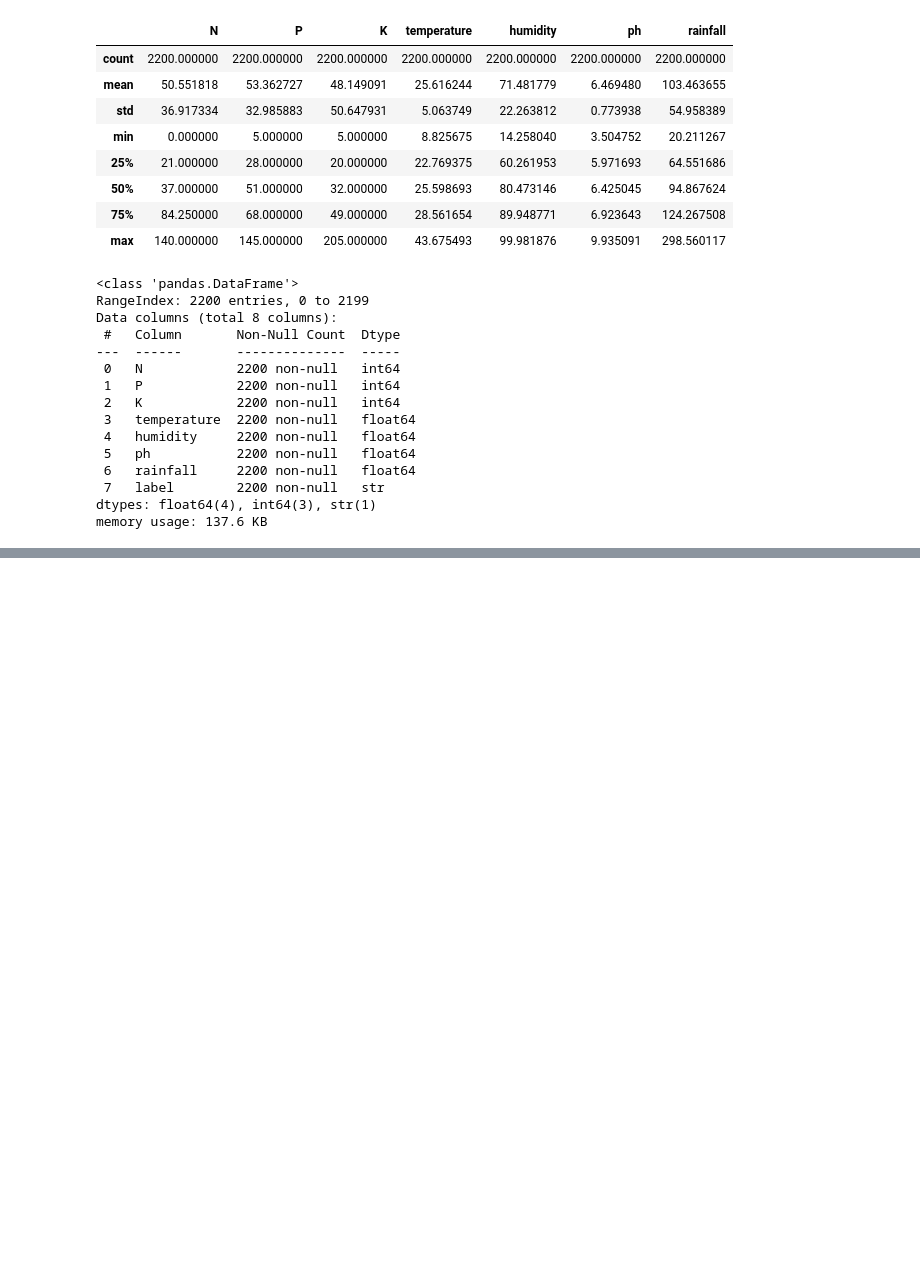
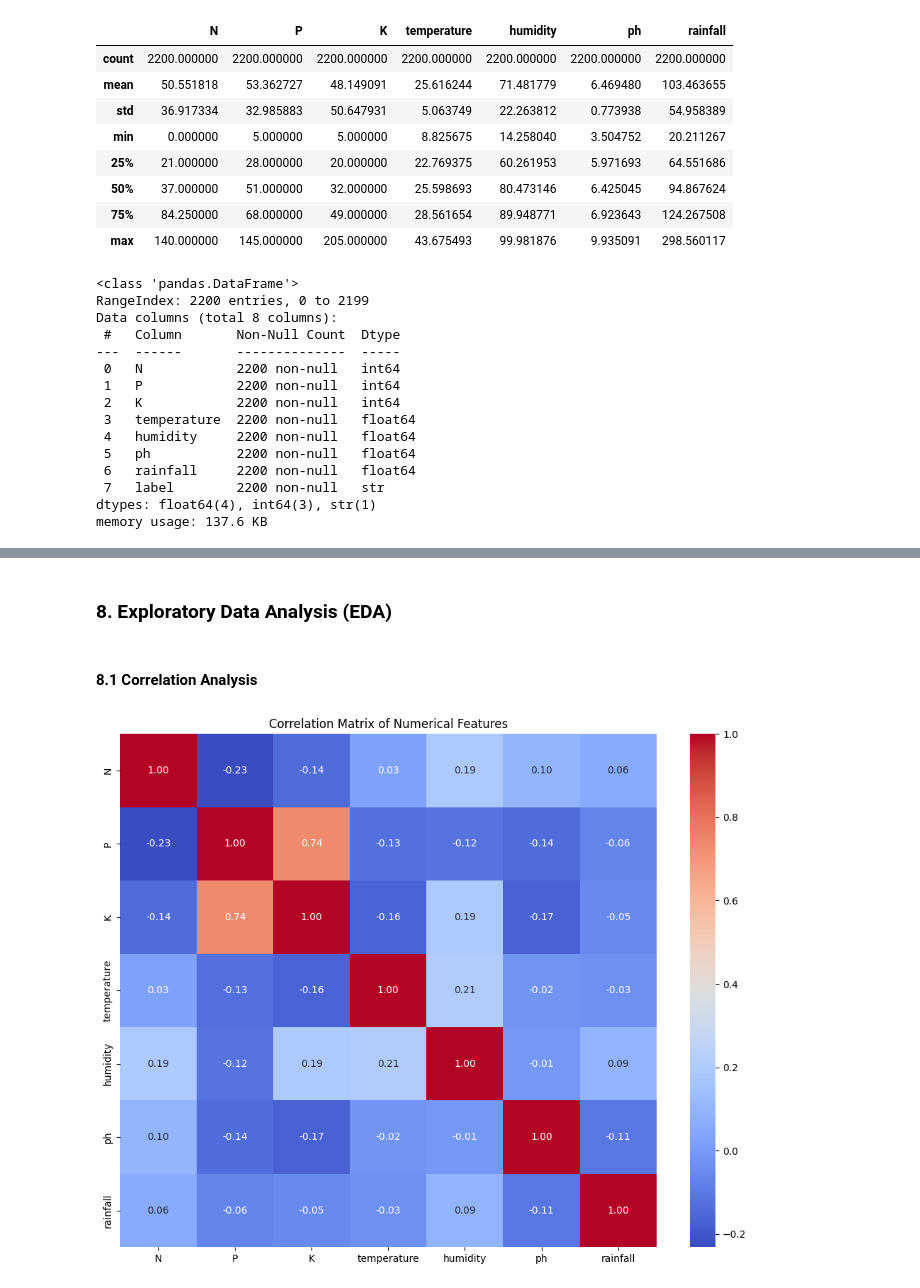
Before and after one commit to mo7amedwa7ed/AgriMind-AI-Depi-Final-Project, a Jupyter notebook: Notebooks/crop_recommendation_analysis.ipynb, the cells around one changed output, grey strips where cells are left out. Drawn from its saved outputs; the diff is of its cells as text; code cells hidden in the pictures; blank space fills up the shorter version.

```diff
--- a/Notebooks/crop_recommendation_analysis.ipynb
+++ b/Notebooks/crop_recommendation_analysis.ipynb
@@ -58,0 +222,21 @@ memory usage: 137.6 KB
+# %% [markdown]
+### 8. Exploratory Data Analysis (EDA)
+# %% [markdown]
+#### 8.1 Correlation Analysis
+# %%
+plt.figure(figsize=(10, 8))
+
+correlation = df.select_dtypes(include="number").corr()
+
+sns.heatmap(
+    correlation,
+    annot=True,
+    cmap="coolwarm",
+    fmt=".2f"
+)
+
+plt.title("Correlation Matrix of Numerical Features")
+plt.tight_layout()
+plt.show()
+# %% [output]
+[figure, added]
```
Also changed, not shown: parts of 50 cells of this notebook, 1 other file.
